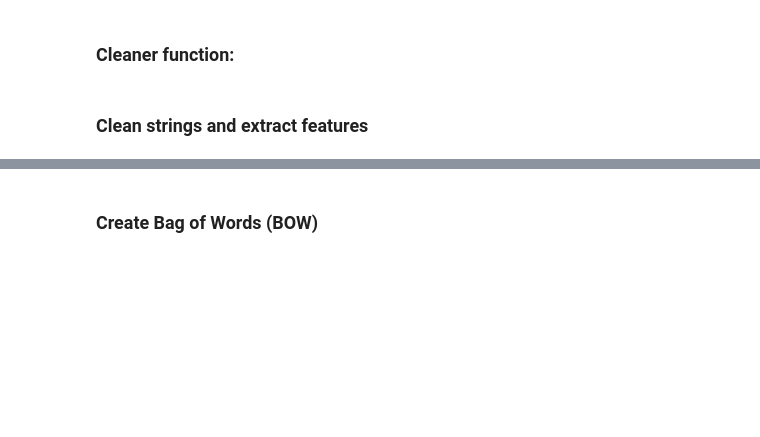
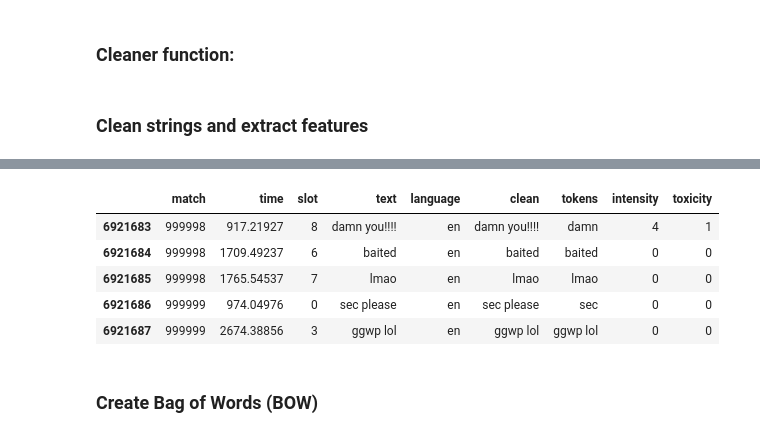
Before and after one commit to csralvall/online_game_toxicity, a Jupyter notebook: nlp_clean.ipynb, the cells around one changed output, grey strips where cells are left out. Saved outputs shown, nothing was run; the diff lists cells and outputs as text; code cells hidden in the pictures; blank space fills up the shorter version.

```diff
--- a/nlp_clean.ipynb
+++ b/nlp_clean.ipynb
@@ -239,3 +276,12 @@ df_test = df_eng[:10000]
+# %%
+df_eng.tail()
+# %% [output]
+|  | match | time | slot | text | language | clean | tokens | intensity | toxicity |
+| 6921683 | 999998 | 917.21927 | 8 | damn you!!!! | en | damn you!!!! | damn | 4 | 1 |
+| 6921684 | 999998 | 1709.49237 | 6 | baited | en | baited | baited | 0 | 0 |
+| 6921685 | 999998 | 1765.54537 | 7 | lmao | en | lmao | lmao | 0 | 0 |
+| 6921686 | 999999 | 974.04976 | 0 | sec please | en | sec please | sec | 0 | 0 |
+| 6921687 | 999999 | 2674.38856 | 3 | ggwp lol | en | ggwp lol | ggwp lol | 0 | 0 |
 # %% [markdown]
 ### Create Bag of Words (BOW)
 # %%
```
Also changed, not shown: parts of 10 cells of this notebook.
